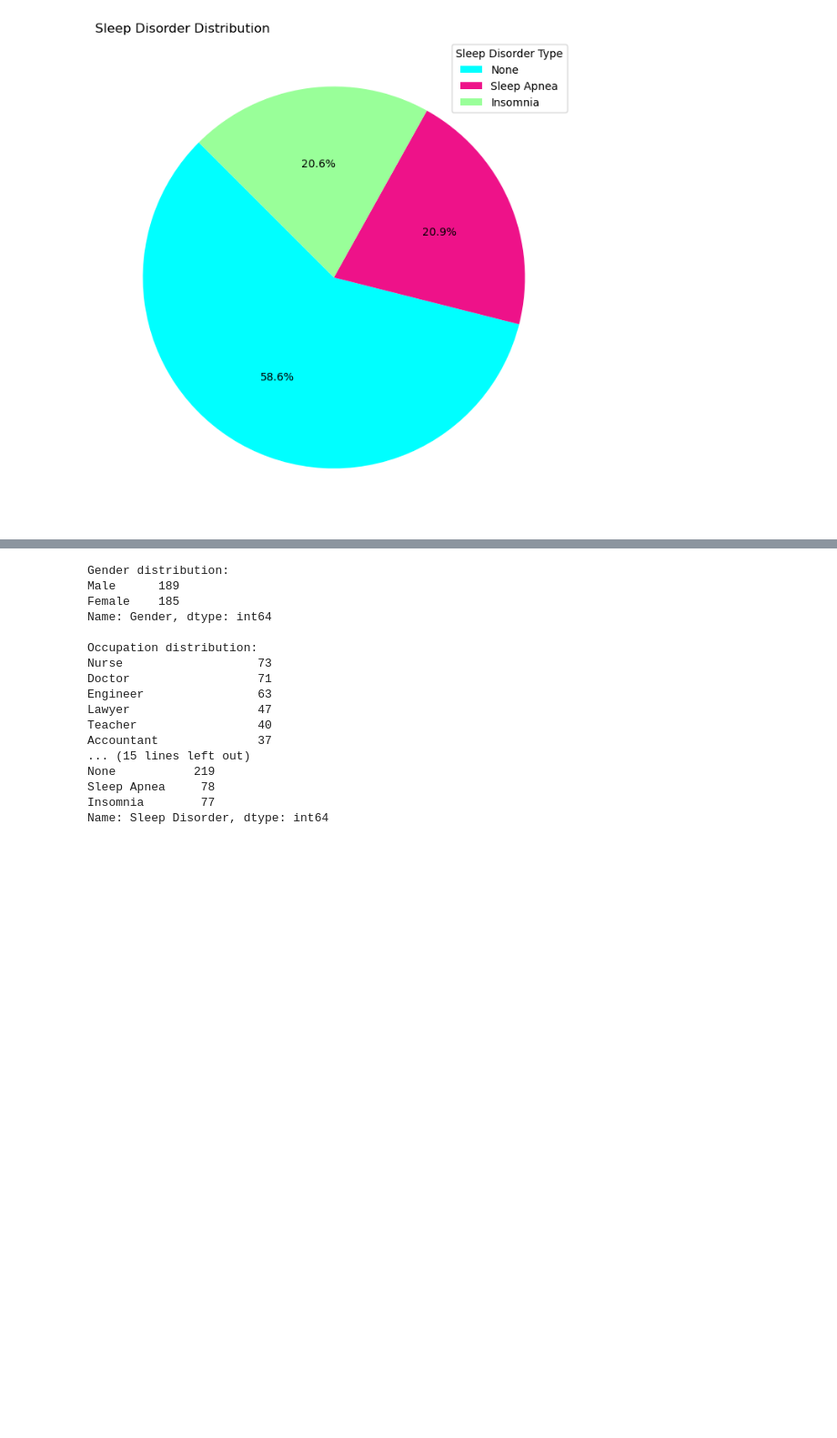
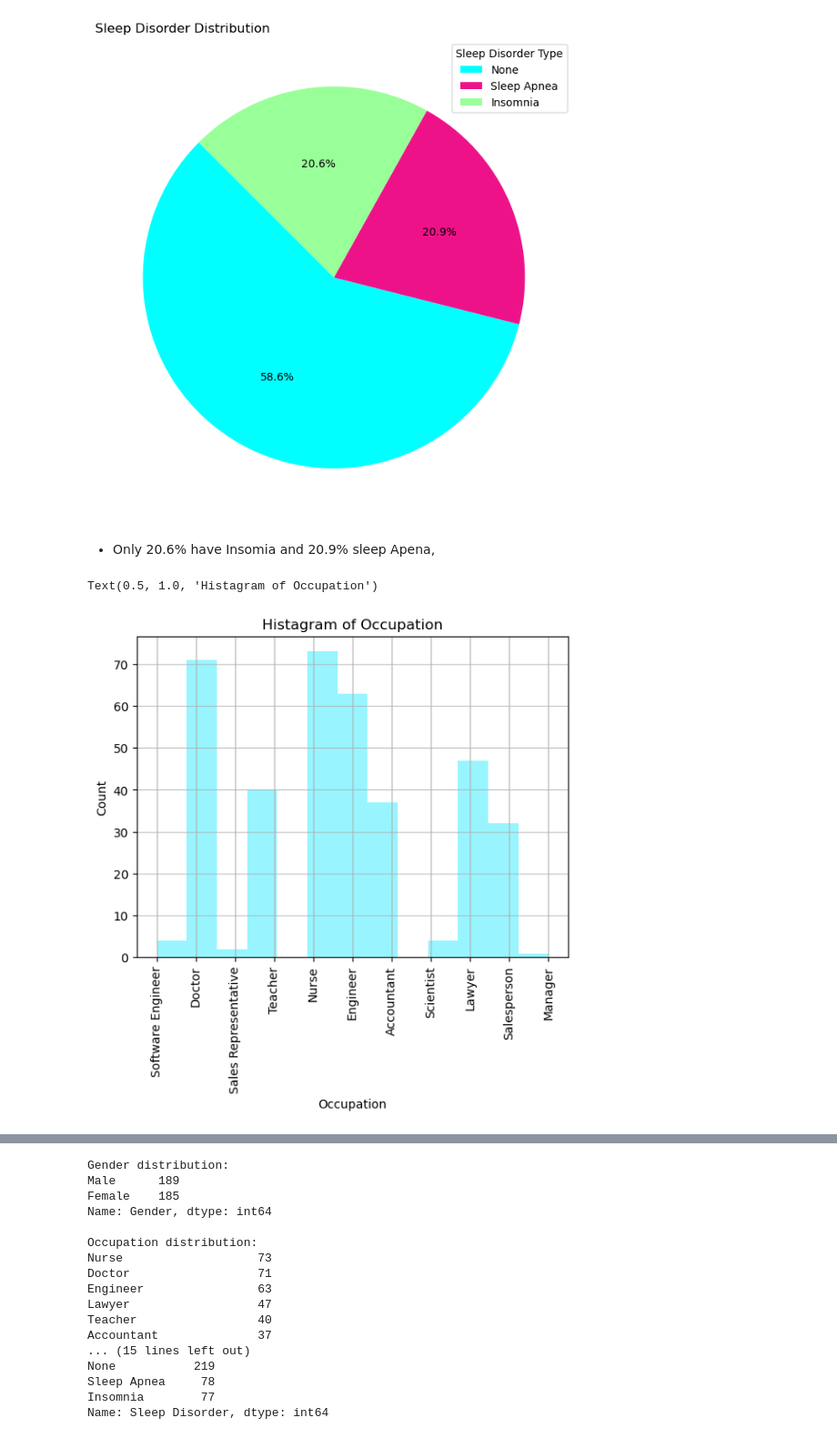
Before and after one commit to Waszka22/PfDA_Assignment, a Jupyter notebook: PfDA_Assignment.ipynb, the cells around one changed output, grey strips where cells are left out. Shown at 91% size. Saved outputs shown, nothing was run; the diff lists cells and outputs as text; code cells hidden in the pictures; blank space fills up the shorter version.

```diff
--- a/PfDA_Assignment.ipynb
+++ b/PfDA_Assignment.ipynb
@@ -286,3 +306,22 @@ plt.legend(labels=sleep_count.index, title="Sleep Disorder Type", loc="upper rig
 # %% [output]
 <matplotlib.legend.Legend at 0x...>
 [figure]
+# %% [markdown]
++ Only 20.6% have Insomia and 20.9% sleep Apena,
+# %%
+# An "interface" to matplotlib.axes.Axes.hist() method
+n, bins, patches = plt.hist(x=df['Occupation'], bins='auto', color='#98F5FF')
+# add grid
+plt.grid(axis='y', alpha=0.75)
+# add a lable for plot
+plt.xlabel('Occupation')
+plt.ylabel('Count')
+#add grid
+plt.grid(True)
+#add names
+plt.xticks(rotation=90)
+# add a title for plot
+plt.title('Histagram of Occupation')
+# %% [output]
+Text(0.5, 1.0, 'Histagram of Occupation')
+[figure, added]
```
Also changed, not shown: parts of 20 cells of this notebook.
